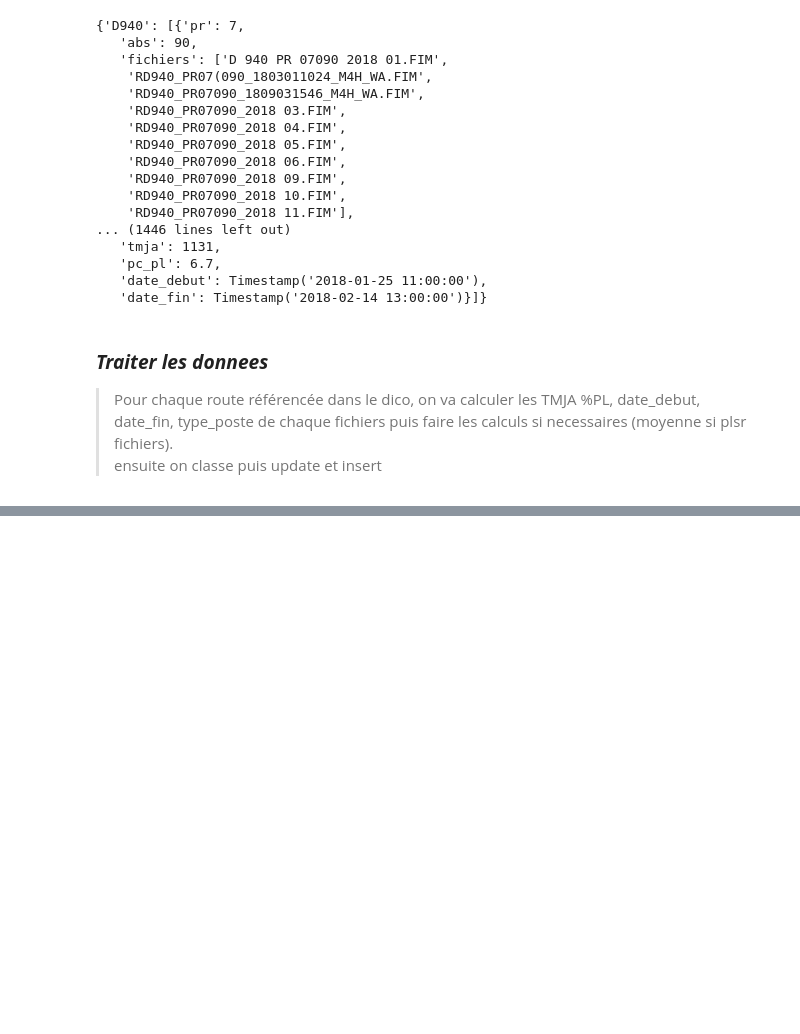
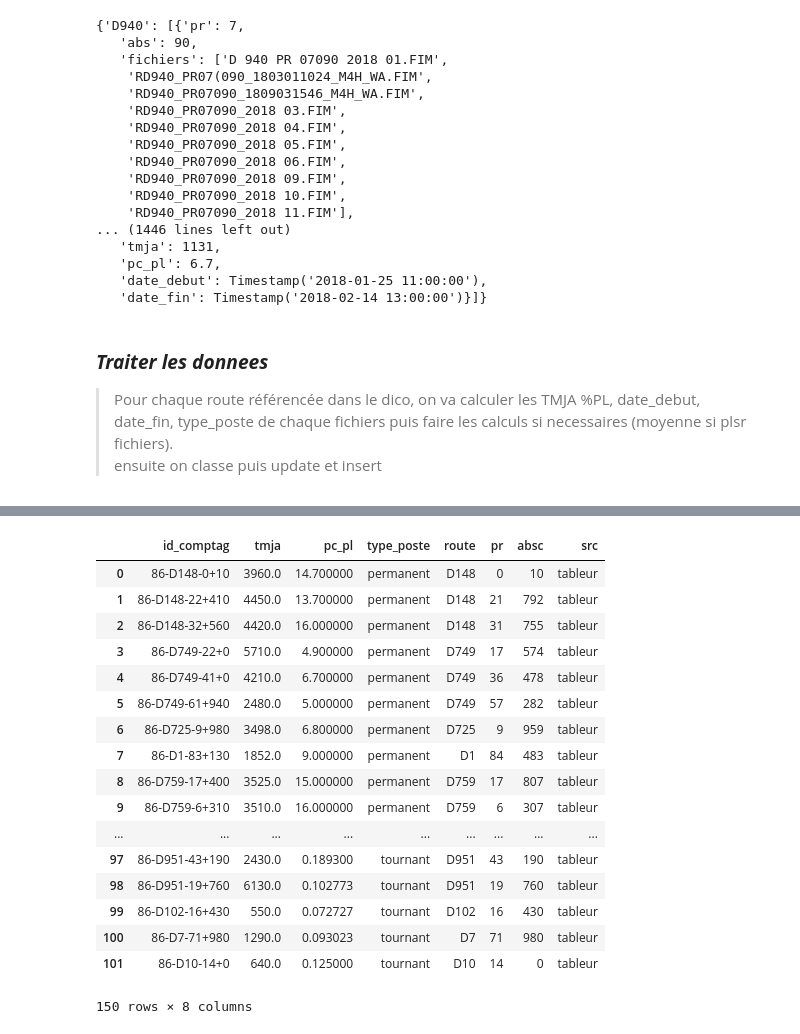
Before and after one commit to nantodevison/otv, a Jupyter notebook: otv/Transfert_Donnees/Import_trafics.ipynb, the cells around one changed output, grey strips where cells are left out. Cells and saved outputs as stored; diff of their text form; code cells hidden in the pictures; blank space fills up the shorter version.

```diff
--- a/otv/Transfert_Donnees/Import_trafics.ipynb
+++ b/otv/Transfert_Donnees/Import_trafics.ipynb
@@ -354,0 +432,32 @@ d87.insert_bdd_d87('gti_otv_pg11','na_2010_2018_p','comptage')
+# %%
+cd86=it.Comptage_cd86(r'D:\temp\otv\Donnees_source\CD86\comptages permanents 2018.xlsx',r'D:\temp\otv\Donnees_source\CD86\Postes secondaires 2018.xls')
+
+#si besoin de dico corresp :
+corr=cd86.corresp_perm('local_otv', 'na_2010_2018_p')
+cd86.insert_bdd('local_otv', 'comptage','corresp_id_comptag',corr)
+
+#sinon
+cd86.comptage_forme()
+cd86.classer_comptage_update_insert('local_otv', 'na_2010_2018_p')
+cd86.update_bdd_86('local_otv','comptage','na_2010_2018_p')
+# %%
+cd86.df_attr_update
+# %% [output]
+|  | id_comptag | tmja | pc_pl | type_poste | route | pr | absc | src |
+| 0 | 86-D148-0+10 | 3960.0 | 14.700000 | permanent | D148 | 0 | 10 | tableur |
+| 1 | 86-D148-22+410 | 4450.0 | 13.700000 | permanent | D148 | 21 | 792 | tableur |
+| 2 | 86-D148-32+560 | 4420.0 | 16.000000 | permanent | D148 | 31 | 755 | tableur |
+| 3 | 86-D749-22+0 | 5710.0 | 4.900000 | permanent | D749 | 17 | 574 | tableur |
+| 4 | 86-D749-41+0 | 4210.0 | 6.700000 | permanent | D749 | 36 | 478 | tableur |
+| 5 | 86-D749-61+940 | 2480.0 | 5.000000 | permanent | D749 | 57 | 282 | tableur |
+| 6 | 86-D725-9+980 | 3498.0 | 6.800000 | permanent | D725 | 9 | 959 | tableur |
+| 7 | 86-D1-83+130 | 1852.0 | 9.000000 | permanent | D1 | 84 | 483 | tableur |
+| 8 | 86-D759-17+400 | 3525.0 | 15.000000 | permanent | D759 | 17 | 807 | tableur |
+| 9 | 86-D759-6+310 | 3510.0 | 16.000000 | permanent | D759 | 6 | 307 | tableur |
+| ... | ... | ... | ... | ... | ... | ... | ... | ... |
+| 97 | 86-D951-43+190 | 2430.0 | 0.189300 | tournant | D951 | 43 | 190 | tableur |
+| 98 | 86-D951-19+760 | 6130.0 | 0.102773 | tournant | D951 | 19 | 760 | tableur |
+| 99 | 86-D102-16+430 | 550.0 | 0.072727 | tournant | D102 | 16 | 430 | tableur |
+| 100 | 86-D7-71+980 | 1290.0 | 0.093023 | tournant | D7 | 71 | 980 | tableur |
+| 101 | 86-D10-14+0 | 640.0 | 0.125000 | tournant | D10 | 14 | 0 | tableur |
+150 rows × 8 columns
```
Also changed, not shown: parts of 19 cells of this notebook, 1 other file.
